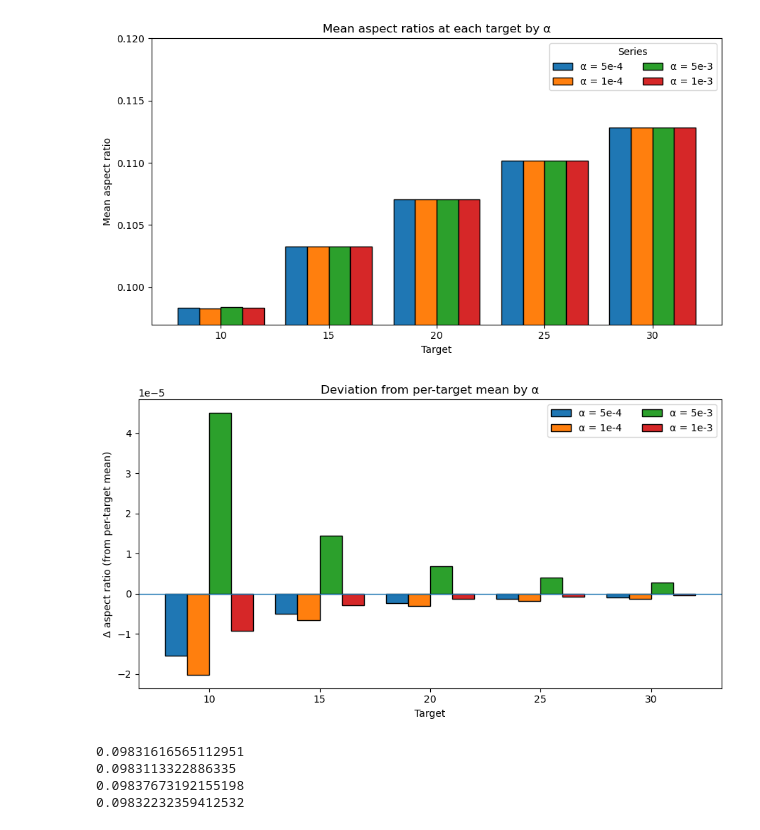
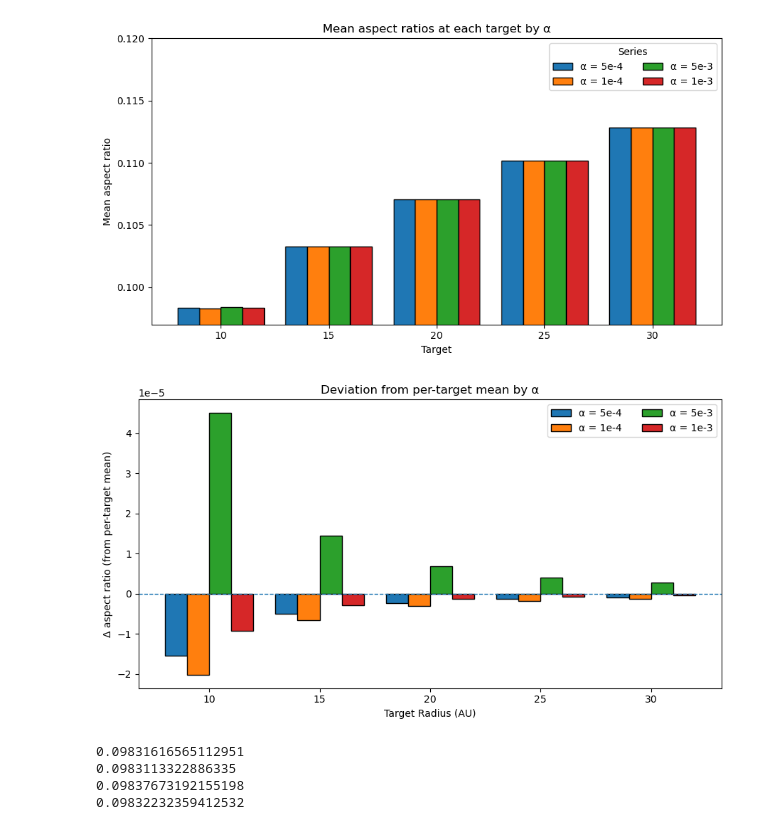
Before and after one commit to Chartman25/UnigeMasters, a Jupyter notebook: Astrophysics_Lab_Disc_Truncation/Oh_yeah_its_all_coming_together.ipynb, the cells around one changed output. Saved outputs shown, nothing was run; the diff lists cells and outputs as text; code cells hidden in the pictures.

```diff
--- a/Astrophysics_Lab_Disc_Truncation/Oh_yeah_its_all_coming_together.ipynb
+++ b/Astrophysics_Lab_Disc_Truncation/Oh_yeah_its_all_coming_together.ipynb
@@ -46,22 +46,22 @@ plt.show()
 # %%
 arr = np.vstack([s[1] for s in series])          # shape (4, 5)
 grand_mean = arr.mean(axis=0, keepdims=True)     # per-target mean across α
 deltas = arr - grand_mean                        # deviations
 
 plt.figure(figsize=(9,5))
 for i, (label, _) in enumerate(series):
     offset = (i - (n-1)/2) * width
     plt.bar(x + offset, deltas[i], width=width, edgecolor='k', label=label)
-plt.axhline(0, linewidth=1)
+plt.axhline(0, linewidth=1, linestyle='--')
 plt.xticks(x, targets)
-plt.xlabel('Target')
+plt.xlabel('Target Radius (AU)')
 plt.ylabel('Δ aspect ratio (from per-target mean)')
 plt.title('Deviation from per-target mean by α')
 plt.legend(ncol=2)
 plt.tight_layout()
 plt.show()
 # %% [output]
-[figure, old version]
+[figure, new version]
 # %%
 aspect_ratio_5e4 = aspect_ratios_5e4[0]
 aspect_ratio_1e4 = aspect_ratios_1e4[0]
```
Also changed, not shown: parts of 4 cells of this notebook, 1 other file.
